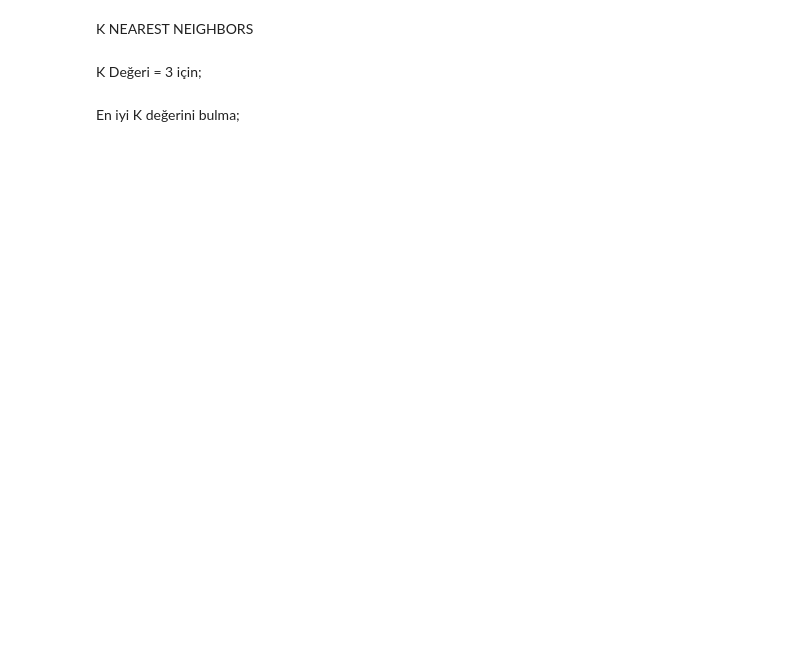
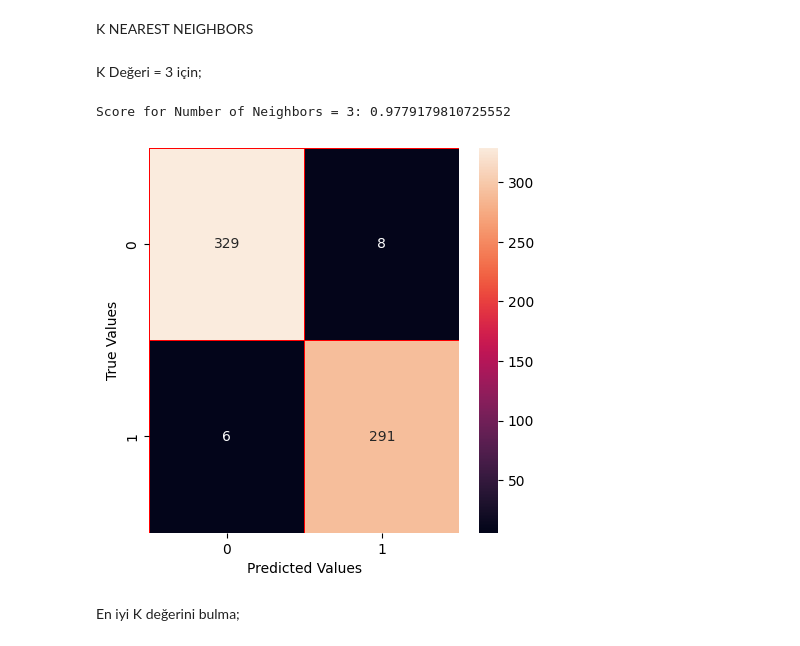
Before and after one commit to DogukanTopallar/Gender-Classification-by-Machine-Learning-Techniques, a Jupyter notebook: models.ipynb, the cells around one changed output. Cells and saved outputs as stored; diff of their text form; code cells hidden in the pictures; blank space fills up the shorter version.

Commit message:
Visualization results

```diff
--- a/models.ipynb
+++ b/models.ipynb
@@ -41,24 +78,25 @@ K NEAREST NEIGHBORS
 # %% [markdown]
 K Değeri = 3 için;
 # %%
-"""KNN (K-Nearest Neighbour) CLASSIFICATION"""
-from sklearn.neighbors import KNeighborsClassifier
 knn = KNeighborsClassifier(n_neighbors=3)
 knn.fit(x_train,y_train)
 print("Score for Number of Neighbors = 3: {}".format(knn.score(x_test,y_test)))
 method_names.append("KNN_3")
 method_scores.append(knn.score(x_test,y_test))
 
 #Confusion Matrix
 y_pred = knn.predict(x_test)
 conf_mat = confusion_matrix(y_test,y_pred)
 
 #Visualization Confusion Matrix
 f, ax = plt.subplots(figsize=(5,5))
 sns.heatmap(conf_mat,annot=True,linewidths=0.5,linecolor="red",fmt=".0f",ax=ax)
 plt.xlabel("Predicted Values")
 plt.ylabel("True Values")
 plt.show()
+# %% [output]
+Score for Number of Neighbors = 3: 0.9779179810725552
+[figure, added]
 # %% [markdown]
 En iyi K değerini bulma;
 # %%
```
Also changed, not shown: parts of 15 cells of this notebook.
